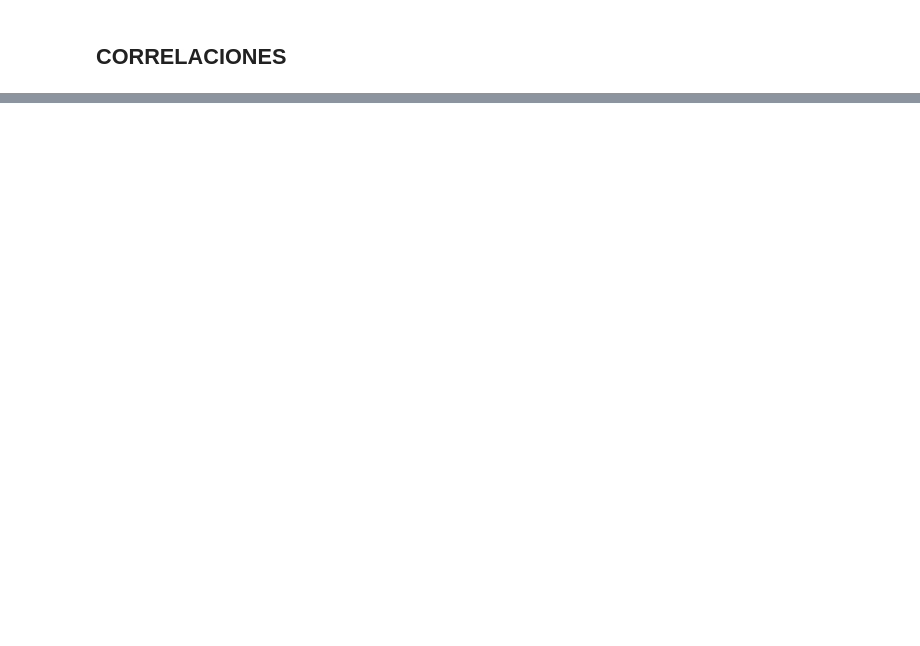
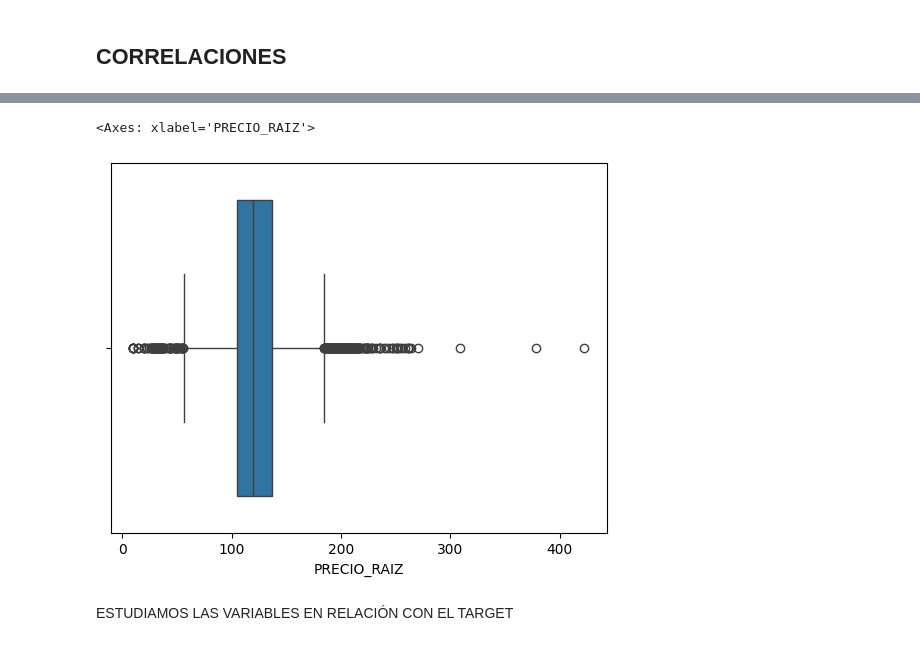
Before and after one commit to EnriqueQM/bmw-pricing-proyecto, a Jupyter notebook: BMW_Proyecto.ipynb, the cells around one changed output, grey strips where cells are left out. Drawn from its saved outputs; the diff is of its cells as text; code cells hidden in the pictures; blank space fills up the shorter version.

```diff
--- a/BMW_Proyecto.ipynb
+++ b/BMW_Proyecto.ipynb
@@ -454,0 +492,8 @@ corr.style.background_gradient(cmap='coolwarm')
+# %%
+df_bmw2['PRECIO_RAIZ'] = df_bmw2['precio'] ** 0.5
+sns.boxplot(x = df_bmw2['PRECIO_RAIZ'])
+# %% [output]
+<Axes: xlabel='PRECIO_RAIZ'>
+[figure, added]
+# %% [markdown]
+ESTUDIAMOS LAS VARIABLES EN RELACIÓN CON EL TARGET
```
Also changed, not shown: parts of 22 cells of this notebook.
